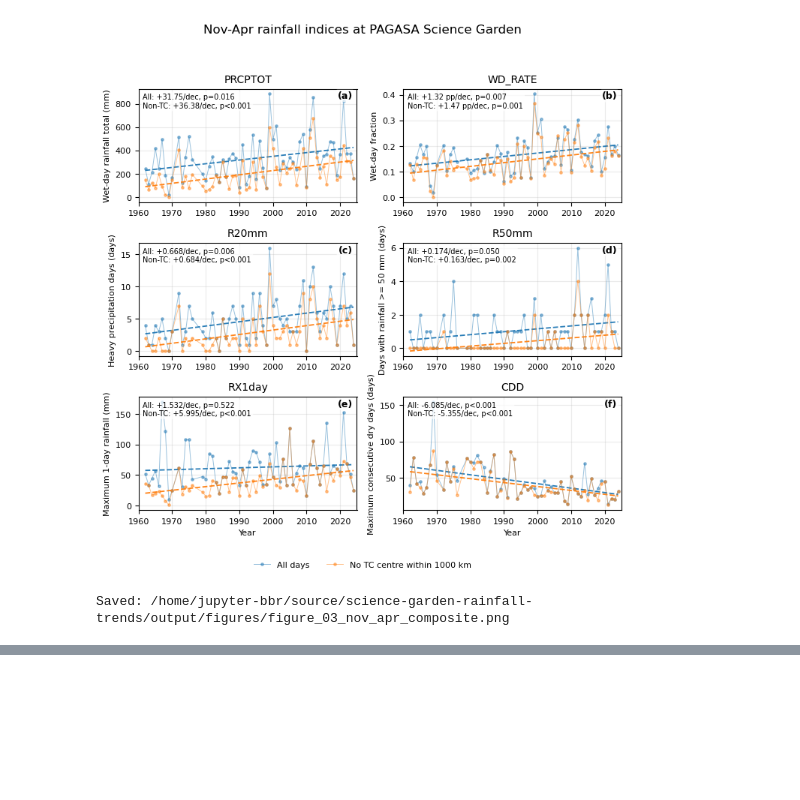
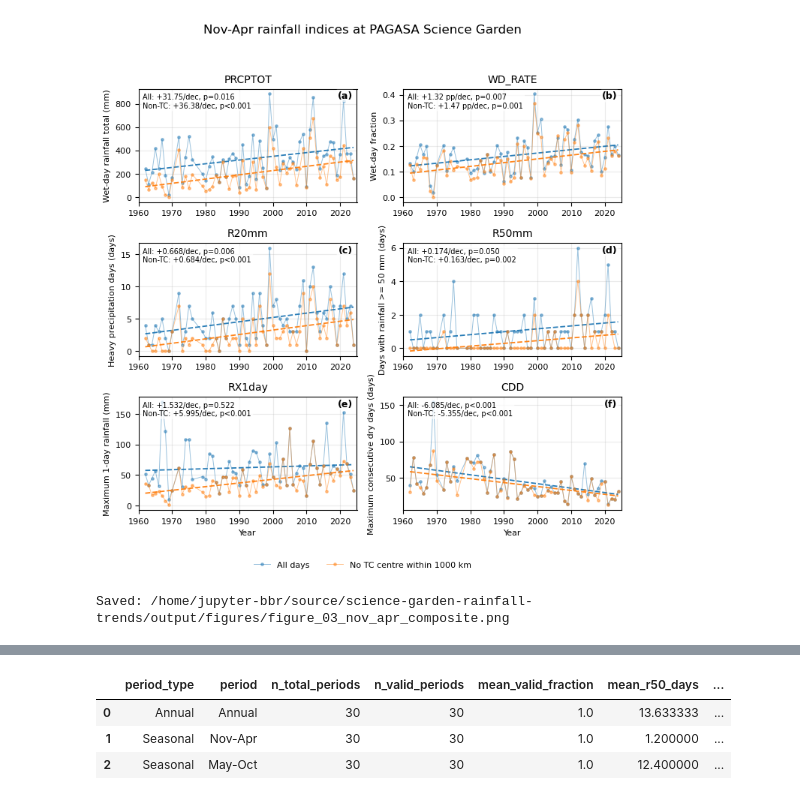
Before and after one commit to baracoma/science-garden-rainfall-trends, a Jupyter notebook: 02_analysis_and_figures.ipynb, the cells around one changed output, grey strips where cells are left out. Saved outputs shown, nothing was run; the diff lists cells and outputs as text; code cells hidden in the pictures; blank space fills up the shorter version.

```diff
--- a/02_analysis_and_figures.ipynb
+++ b/02_analysis_and_figures.ipynb
@@ -2803,0 +3091,50 @@ Saved: /home/jupyter-bbr/source/science-garden-rainfall-trends/output/figures/fi
+# %%
+# ------------------------------------------------------------
+# Summary table for manuscript rationale
+# ------------------------------------------------------------
+
+r50_period_counts = pd.concat(
+    [annual_r50_counts, seasonal_r50_counts],
+    ignore_index=True,
+)
+
+r50_reference_summary = (
+    r50_period_counts
+    .groupby(["period_type", "period"], as_index=False)
+    .agg(
+        n_total_periods=("year", "count"),
+        n_valid_periods=("is_valid", "sum"),
+        mean_valid_fraction=("valid_fraction", "mean"),
+        mean_r50_days=("r50_days", "mean"),
+        median_r50_days=("r50_days", "median"),
+        min_r50_days=("r50_days", "min"),
+        max_r50_days=("r50_days", "max"),
+        zero_r50_periods=("r50_days", lambda x: (x == 0).sum()),
+        proportion_zero_r50_periods=("r50_days", lambda x: (x == 0).mean()),
+    )
+)
+
+# Cleaner order
+period_order = {
+    "Annual": 0,
+    DRY_SEASON_LABEL: 1,
+    WET_SEASON_LABEL: 2,
+}
+
+r50_reference_summary["period_order"] = (
+    r50_reference_summary["period"].map(period_order)
+)
+
+r50_reference_summary = (
+    r50_reference_summary
+    .sort_values("period_order")
+    .drop(columns="period_order")
+    .reset_index(drop=True)
+)
+
+display(r50_reference_summary)
+# %% [output]
+|  | period_type | period | n_total_periods | n_valid_periods | mean_valid_fraction | mean_r50_days | ... |
+| 0 | Annual | Annual | 30 | 30 | 1.0 | 13.633333 | ... |
+| 1 | Seasonal | Nov-Apr | 30 | 30 | 1.0 | 1.200000 | ... |
+| 2 | Seasonal | May-Oct | 30 | 30 | 1.0 | 12.400000 | ... |
```
Also changed, not shown: parts of 8 cells of this notebook.
